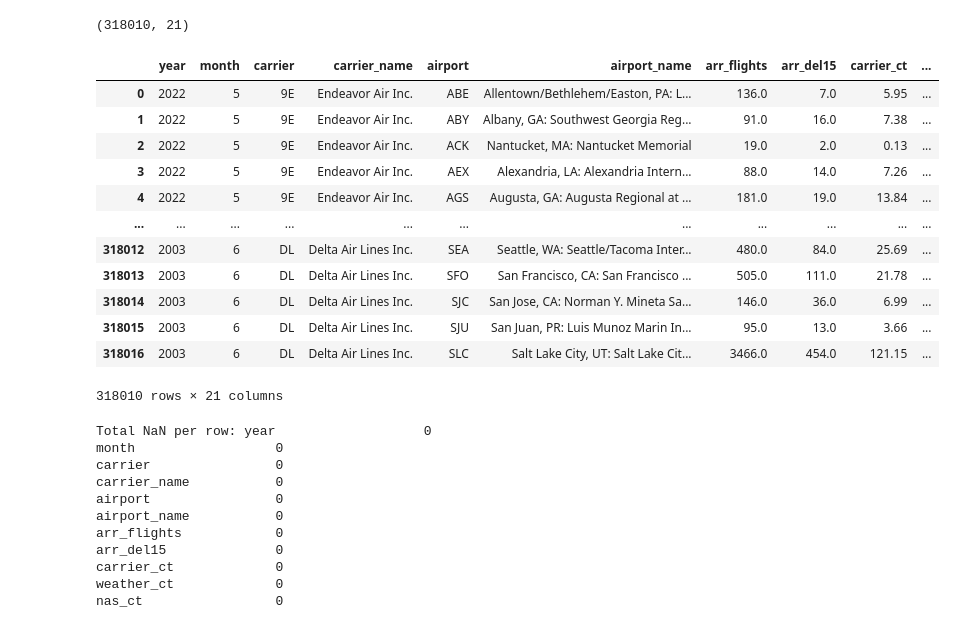
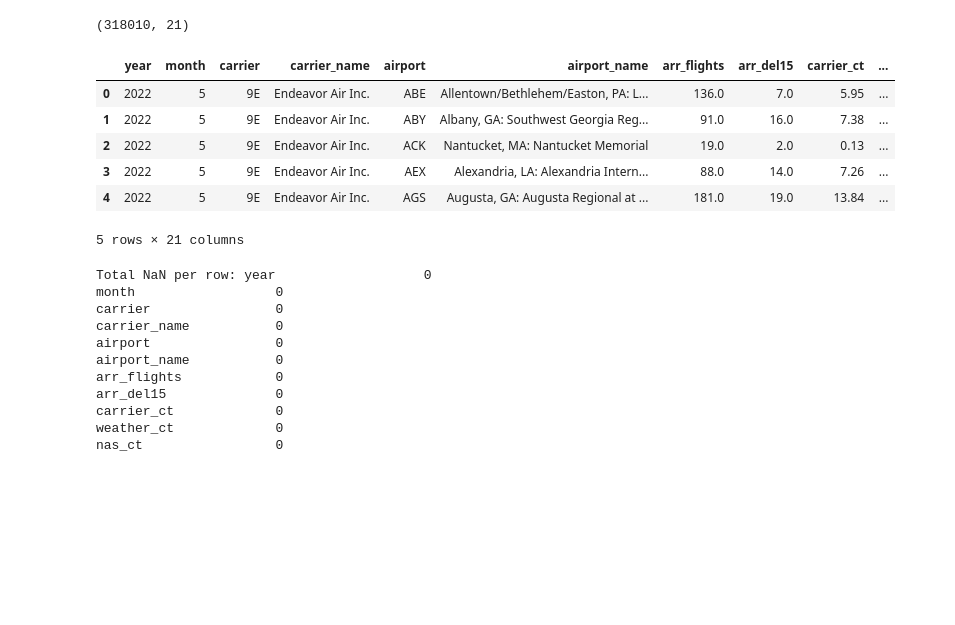
Before and after one commit to srlevine02-lab/FAU_Semester_Project, a Jupyter notebook: airline.ipynb, the cells around one changed output. Saved outputs shown, nothing was run; the diff lists cells and outputs as text; code cells hidden in the pictures; blank space fills up the shorter version.

```diff
--- a/airline.ipynb
+++ b/airline.ipynb
@@ -86,21 +60,15 @@ df.shape
 # %%
 numeric_cols = df.select_dtypes(include=np.number).columns
 df[numeric_cols] = df[numeric_cols].fillna(df[numeric_cols].median())
-df
+df.head()
 # %% [output]
 |  | year | month | carrier | carrier_name | airport | airport_name | arr_flights | arr_del15 | carrier_ct | ... |
 | 0 | 2022 | 5 | 9E | Endeavor Air Inc. | ABE | Allentown/Bethlehem/Easton, PA: L... | 136.0 | 7.0 | 5.95 | ... |
 | 1 | 2022 | 5 | 9E | Endeavor Air Inc. | ABY | Albany, GA: Southwest Georgia Reg... | 91.0 | 16.0 | 7.38 | ... |
 | 2 | 2022 | 5 | 9E | Endeavor Air Inc. | ACK | Nantucket, MA: Nantucket Memorial | 19.0 | 2.0 | 0.13 | ... |
 | 3 | 2022 | 5 | 9E | Endeavor Air Inc. | AEX | Alexandria, LA: Alexandria Intern... | 88.0 | 14.0 | 7.26 | ... |
 | 4 | 2022 | 5 | 9E | Endeavor Air Inc. | AGS | Augusta, GA: Augusta Regional at ... | 181.0 | 19.0 | 13.84 | ... |
-| ... | ... | ... | ... | ... | ... | ... | ... | ... | ... | ... |
-| 318012 | 2003 | 6 | DL | Delta Air Lines Inc. | SEA | Seattle, WA: Seattle/Tacoma Inter... | 480.0 | 84.0 | 25.69 | ... |
-| 318013 | 2003 | 6 | DL | Delta Air Lines Inc. | SFO | San Francisco, CA: San Francisco ... | 505.0 | 111.0 | 21.78 | ... |
-| 318014 | 2003 | 6 | DL | Delta Air Lines Inc. | SJC | San Jose, CA: Norman Y. Mineta Sa... | 146.0 | 36.0 | 6.99 | ... |
-| 318015 | 2003 | 6 | DL | Delta Air Lines Inc. | SJU | San Juan, PR: Luis Munoz Marin In... | 95.0 | 13.0 | 3.66 | ... |
-| 318016 | 2003 | 6 | DL | Delta Air Lines Inc. | SLC | Salt Lake City, UT: Salt Lake Cit... | 3466.0 | 454.0 | 121.15 | ... |
-318010 rows × 21 columns
+5 rows × 21 columns
 # %%
 total_nan_per_row = df.isna().sum()
 total_nan = df.isna().sum().sum()
```
Also changed, not shown: parts of 7 cells of this notebook.
